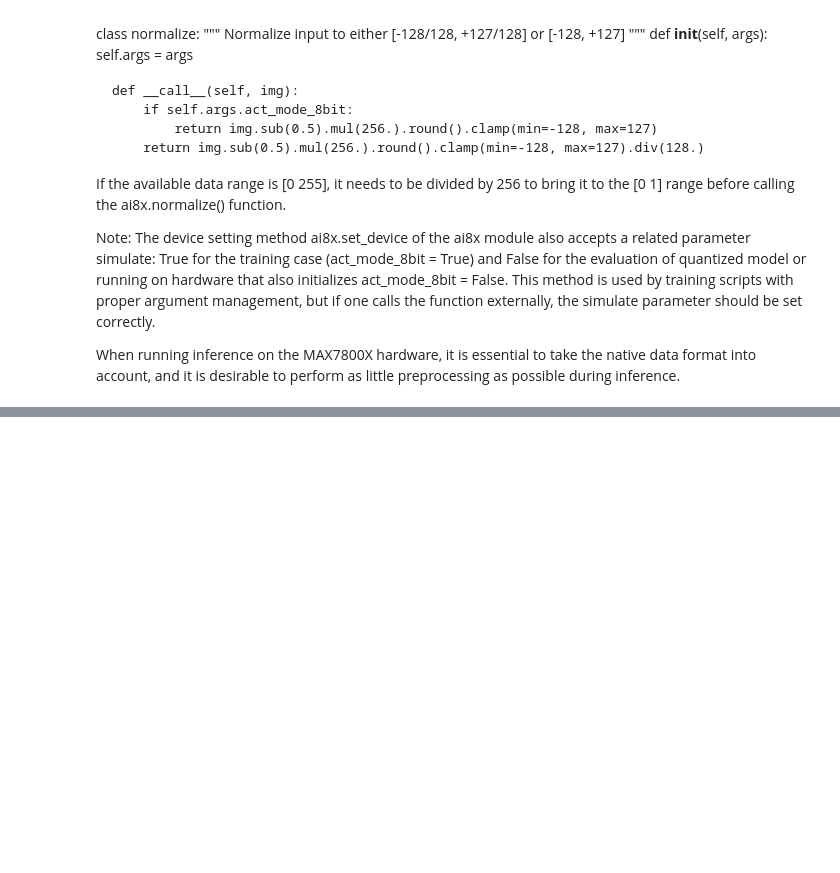
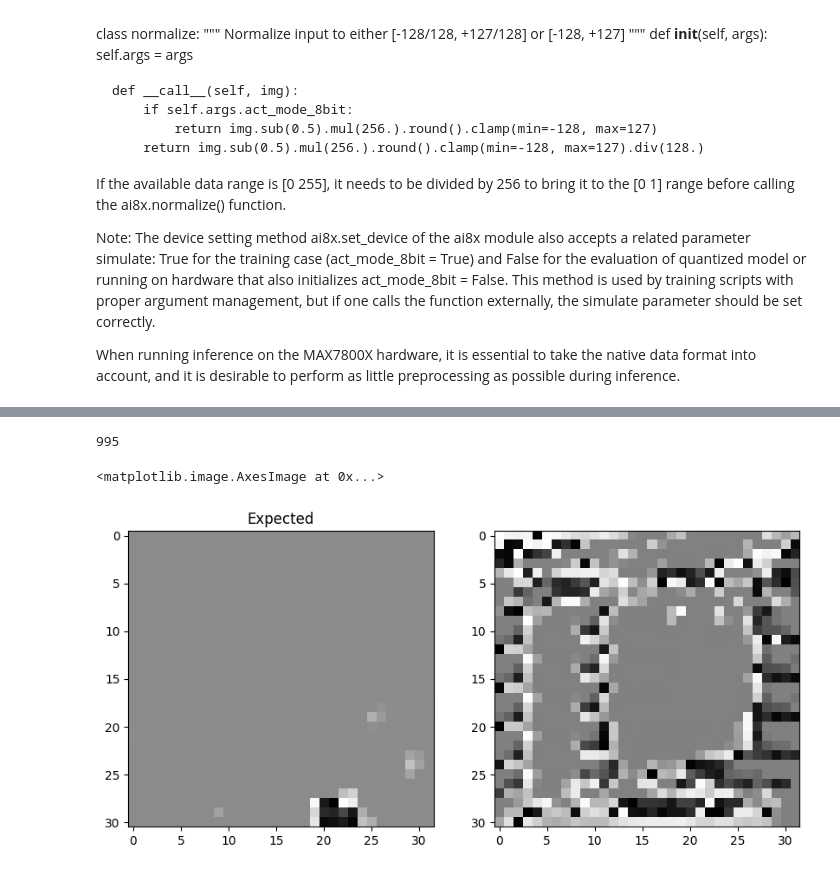
Before and after one commit to bitmorse/bearings-max78000, a Jupyter notebook: playground.ipynb, the cells around one changed output, grey strips where cells are left out. Saved outputs shown, nothing was run; the diff lists cells and outputs as text; code cells hidden in the pictures; blank space fills up the shorter version.

```diff
--- a/playground.ipynb
+++ b/playground.ipynb
@@ -286,0 +1303,28 @@ ValueError: only one element tensors can be converted to Python scalars
+# %%
+img_expected = []
+img_read = []
+for lines in uc_output.splitlines():
+    data = lines.split('Expected ')[1]
+    expected = int(data.split(', read ')[0], 16)
+    read = int(data.split(', read ')[1][:-1], 16)
+
+    img_expected.append(expected)
+    img_read.append(read)
+
+
+print(len(img_read))
+
+img_expected = np.array(img_expected)[:992].reshape(31, 32)
+img_read = np.array(img_read)[:992].reshape(31, 32)
+
+#plot em
+plt.figure(figsize=(10, 10))
+plt.subplot(1, 2, 1)
+plt.imshow(img_expected, cmap='gray')
+plt.title('Expected')
+plt.subplot(1, 2, 2)
+plt.imshow(img_read, cmap='gray')
+# %% [output]
+995
+<matplotlib.image.AxesImage at 0x...>
+[figure, added]
```
Also changed, not shown: parts of 13 cells of this notebook, 12 other files.
